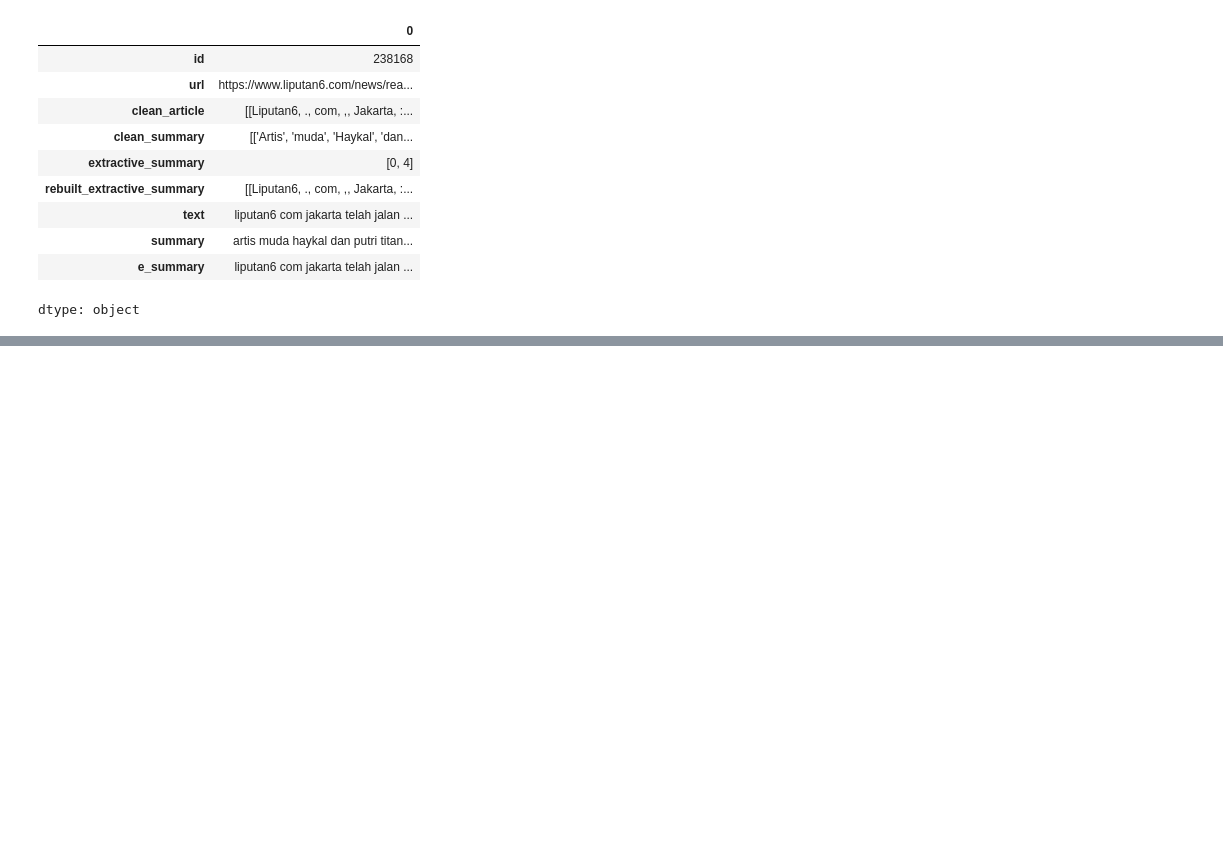
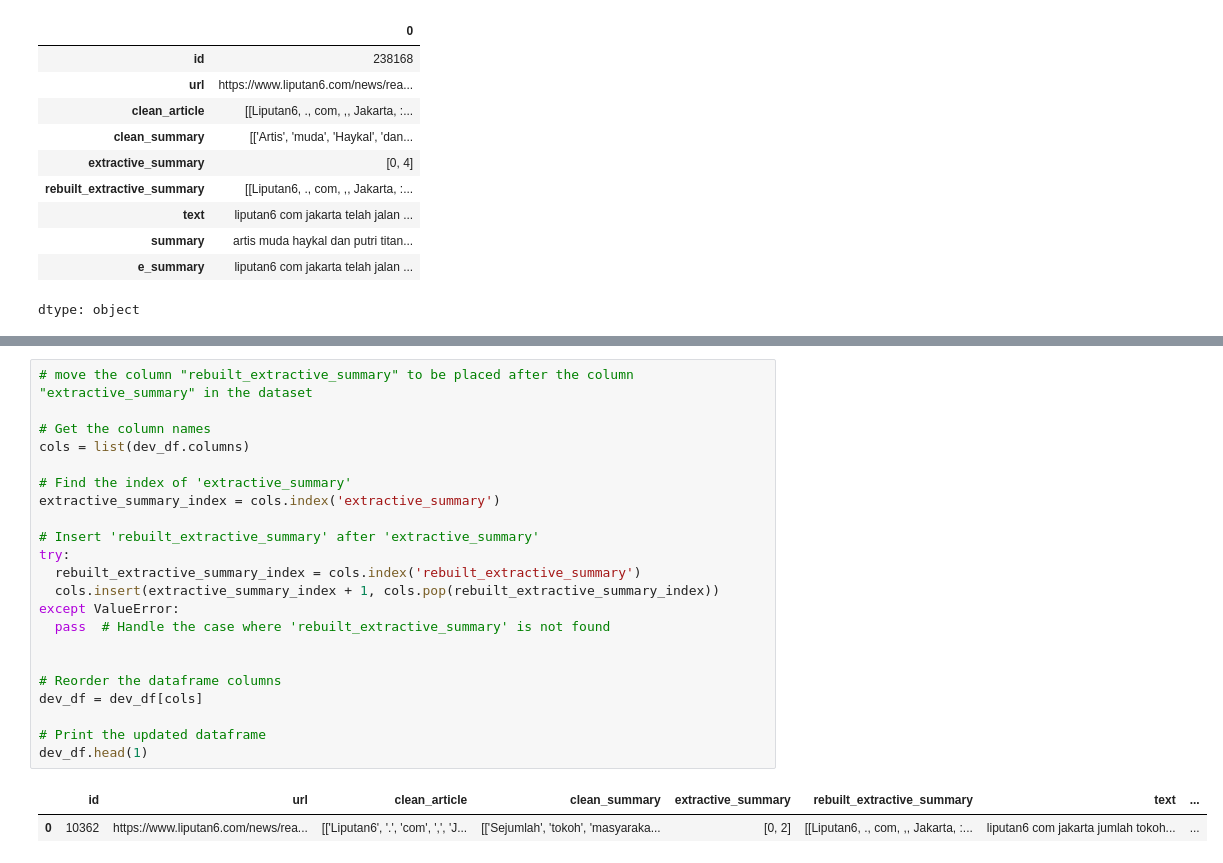
Before and after one commit to kairamilanifitria/NLP-Projects, a Jupyter notebook: Project 2 Text Summarization/Project2_Preprocessing.ipynb, the cells around one changed output, grey strips where cells are left out. Drawn from its saved outputs; the diff is of its cells as text; blank space fills up the shorter version.

```diff
--- a/Project 2 Text Summarization/Project2_Preprocessing.ipynb
+++ b/Project 2 Text Summarization/Project2_Preprocessing.ipynb
@@ -257,0 +331,25 @@ dtype: object
+# %%
+# move the column "rebuilt_extractive_summary" to be placed after the column "extractive_summary" in the dataset
+
+# Get the column names
+cols = list(dev_df.columns)
+
+# Find the index of 'extractive_summary'
+extractive_summary_index = cols.index('extractive_summary')
+
+# Insert 'rebuilt_extractive_summary' after 'extractive_summary'
+try:
+  rebuilt_extractive_summary_index = cols.index('rebuilt_extractive_summary')
+  cols.insert(extractive_summary_index + 1, cols.pop(rebuilt_extractive_summary_index))
+except ValueError:
+  pass  # Handle the case where 'rebuilt_extractive_summary' is not found
+
+
+# Reorder the dataframe columns
+dev_df = dev_df[cols]
+
+# Print the updated dataframe
+dev_df.head(1)
+# %% [output]
+|  | id | url | clean_article | clean_summary | extractive_summary | rebuilt_extractive_summary | text | ... |
+| 0 | 10362 | https://www.liputan6.com/news/rea... | [['Liputan6', '.', 'com', ',', 'J... | [['Sejumlah', 'tokoh', 'masyaraka... | [0, 2] | [[Liputan6, ., com, ,, Jakarta, :... | liputan6 com jakarta jumlah tokoh... | ... |
```
Also changed, not shown: parts of 15 cells of this notebook.
